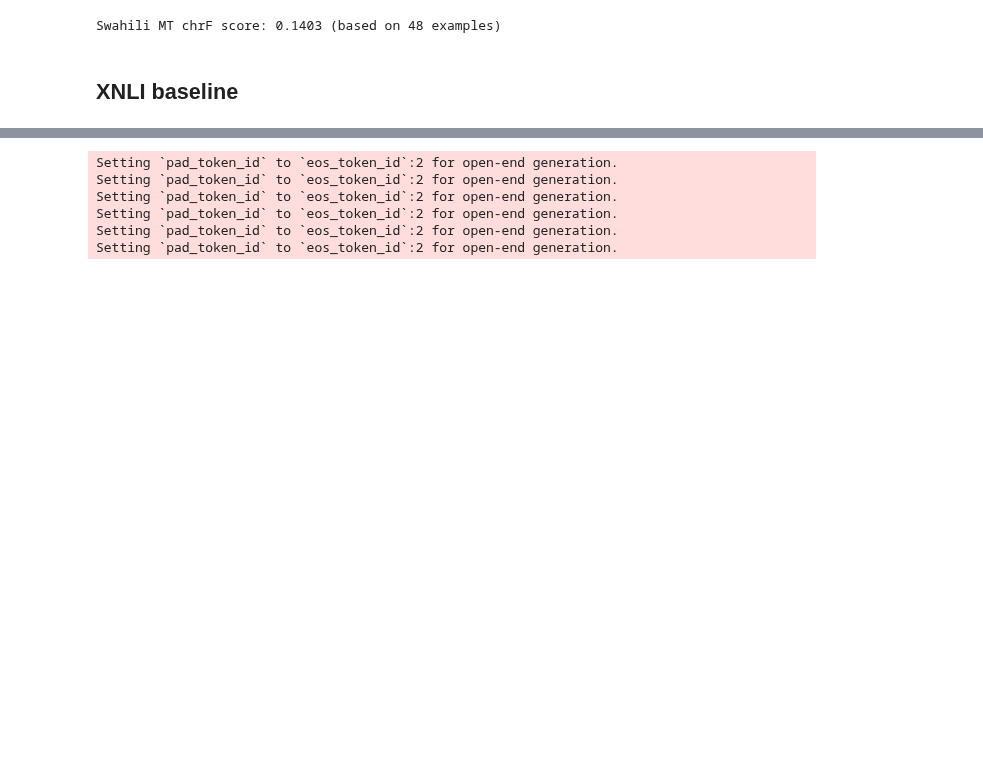
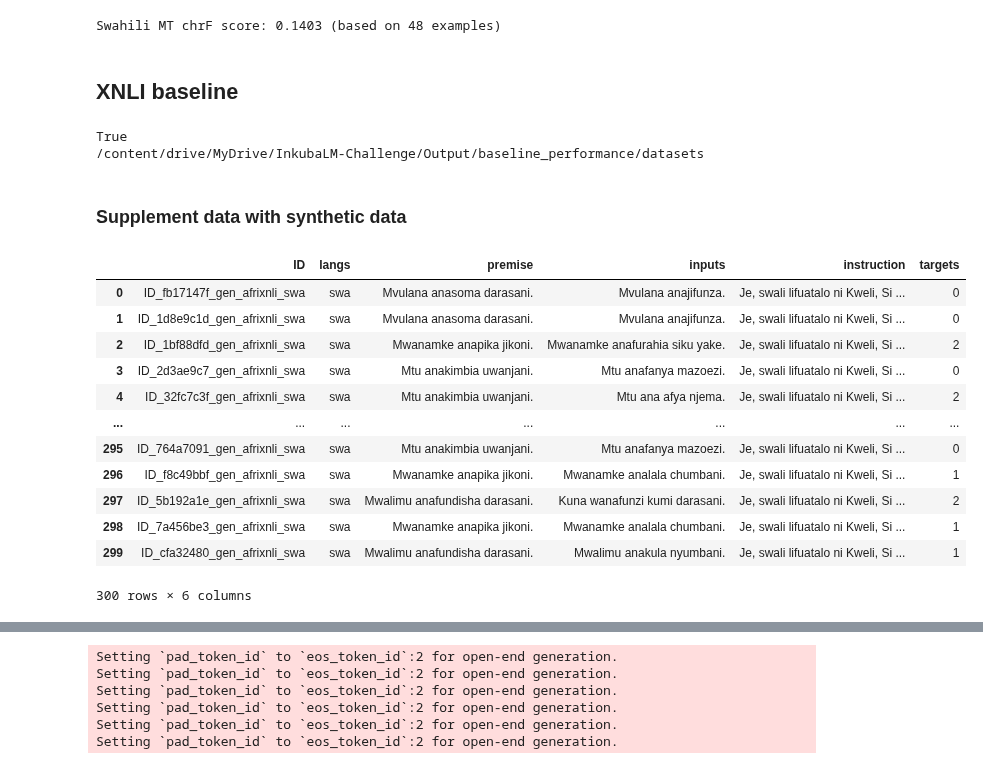
Before and after one commit to melissafasol/InkubaLM-Challenge, a Jupyter notebook: notebooks_ab/evaluation.ipynb, the cells around one changed output, grey strips where cells are left out. Cells and saved outputs as stored; diff of their text form; code cells hidden in the pictures; blank space fills up the shorter version.

```diff
--- a/notebooks_ab/evaluation.ipynb
+++ b/notebooks_ab/evaluation.ipynb
@@ -629,3 +629,15 @@ print(f"Swahili MT chrF score: {chrfs_score} (based on {n_examples} examples)")
 Swahili MT chrF score: 0.1403 (based on 48 examples)
 # %% [markdown]
 ## XNLI baseline
+# %%
+import os
+output_path = "/content/drive/MyDrive/InkubaLM-Challenge/Output/baseline_performance/datasets"
+os.makedirs(output_path, exist_ok=True)
+
+print(os.path.exists(output_path))  # Should return True
+print(output_path)
+# %% [output]
+True
+/content/drive/MyDrive/InkubaLM-Challenge/Output/baseline_performance/datasets
+# %% [markdown]
+### Supplement data with synthetic data
@@ -631,0 +754,16 @@ Swahili MT chrF score: 0.1403 (based on 48 examples)
+# %%
+swa_generated_xnli
+# %% [output]
+|  | ID | langs | premise | inputs | instruction | targets |
+| 0 | ID_fb17147f_gen_afrixnli_swa | swa | Mvulana anasoma darasani. | Mvulana anajifunza. | Je, swali lifuatalo ni Kweli, Si ... | 0 |
+| 1 | ID_1d8e9c1d_gen_afrixnli_swa | swa | Mvulana anasoma darasani. | Mvulana anajifunza. | Je, swali lifuatalo ni Kweli, Si ... | 0 |
+| 2 | ID_1bf88dfd_gen_afrixnli_swa | swa | Mwanamke anapika jikoni. | Mwanamke anafurahia siku yake. | Je, swali lifuatalo ni Kweli, Si ... | 2 |
+| 3 | ID_2d3ae9c7_gen_afrixnli_swa | swa | Mtu anakimbia uwanjani. | Mtu anafanya mazoezi. | Je, swali lifuatalo ni Kweli, Si ... | 0 |
+| 4 | ID_32fc7c3f_gen_afrixnli_swa | swa | Mtu anakimbia uwanjani. | Mtu ana afya njema. | Je, swali lifuatalo ni Kweli, Si ... | 2 |
+| ... | ... | ... | ... | ... | ... | ... |
+| 295 | ID_764a7091_gen_afrixnli_swa | swa | Mtu anakimbia uwanjani. | Mtu anafanya mazoezi. | Je, swali lifuatalo ni Kweli, Si ... | 0 |
+| 296 | ID_f8c49bbf_gen_afrixnli_swa | swa | Mwanamke anapika jikoni. | Mwanamke analala chumbani. | Je, swali lifuatalo ni Kweli, Si ... | 1 |
+| 297 | ID_5b192a1e_gen_afrixnli_swa | swa | Mwalimu anafundisha darasani. | Kuna wanafunzi kumi darasani. | Je, swali lifuatalo ni Kweli, Si ... | 2 |
+| 298 | ID_7a456be3_gen_afrixnli_swa | swa | Mwanamke anapika jikoni. | Mwanamke analala chumbani. | Je, swali lifuatalo ni Kweli, Si ... | 1 |
+| 299 | ID_cfa32480_gen_afrixnli_swa | swa | Mwalimu anafundisha darasani. | Mwalimu anakula nyumbani. | Je, swali lifuatalo ni Kweli, Si ... | 1 |
+300 rows × 6 columns
```
Also changed, not shown: parts of 20 cells of this notebook.
